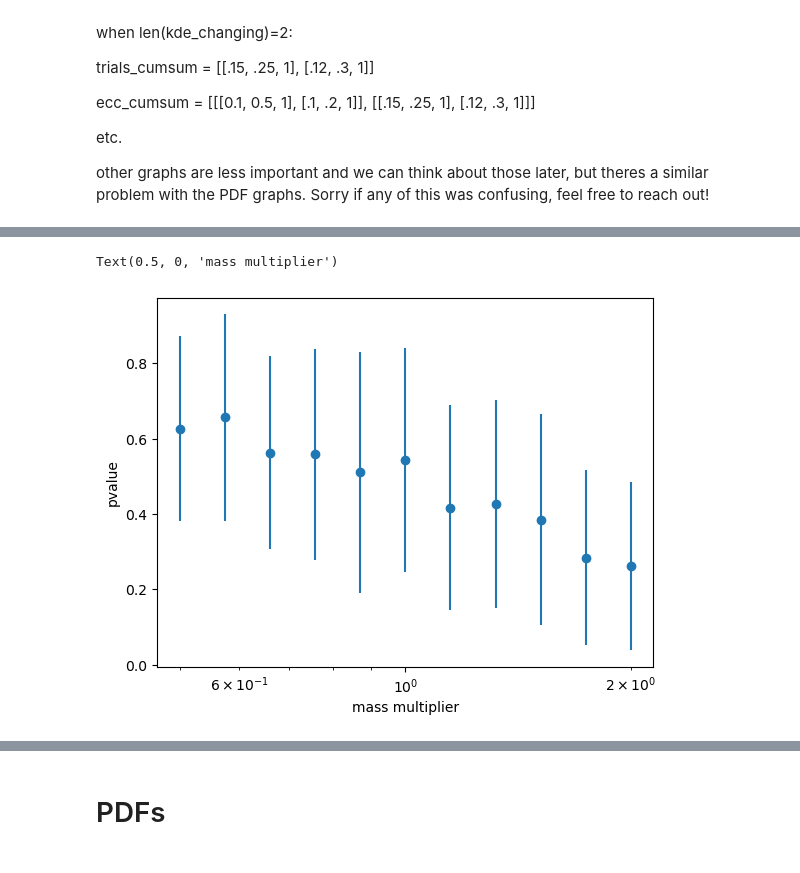
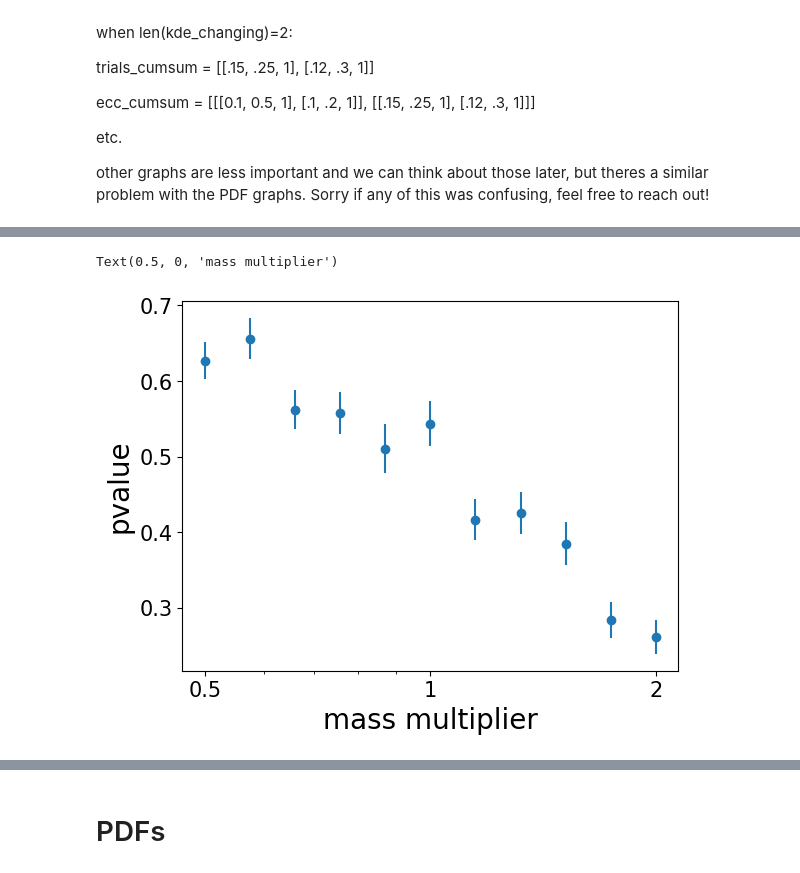
Before and after one commit to Waldoroni/InnerEdgeStuff, a Jupyter notebook: June_2023_Most_Important_Files+TODO/inneredge-graphs.ipynb, the cells around one changed output, grey strips where cells are left out. Drawn from its saved outputs; the diff is of its cells as text; code cells hidden in the pictures.

```diff
--- a/June_2023_Most_Important_Files+TODO/inneredge-graphs.ipynb
+++ b/June_2023_Most_Important_Files+TODO/inneredge-graphs.ipynb
@@ -136,10 +149,16 @@ Text(0.5, 0, 'eccentricity multiplier')
 # %%
-plt.errorbar(kde_changing, mass_trials_pvalue_mean, yerr=mass_trials_pvalue_stdev,fmt='o')
-plt.xscale("log")
+fig, ax = plt.subplots()
+ax.errorbar(kde_changing, mass_trials_pvalue_mean, yerr=mass_trials_pvalue_stdev/10,fmt='o')
+ax.set_xscale("log")
 # plt.xticks(kde_changing)
-plt.ylabel("pvalue")
-plt.xlabel('mass multiplier')
+from matplotlib.ticker import StrMethodFormatter, NullFormatter
+ax.xaxis.set_major_formatter(StrMethodFormatter('{x:.1f}'))
+ax.xaxis.set_minor_formatter(NullFormatter())
+ax.set_xticks([.5, 1, 2], labels=[.5, 1, 2], fontsize=15)
+plt.yticks(fontsize=15)
+plt.ylabel("pvalue", fontsize=20)
+plt.xlabel('mass multiplier', fontsize=20)
 # %% [output]
 Text(0.5, 0, 'mass multiplier')
-[figure, old version]
+[figure, new version]
 # %%
```
Also changed, not shown: parts of 13 cells of this notebook.
